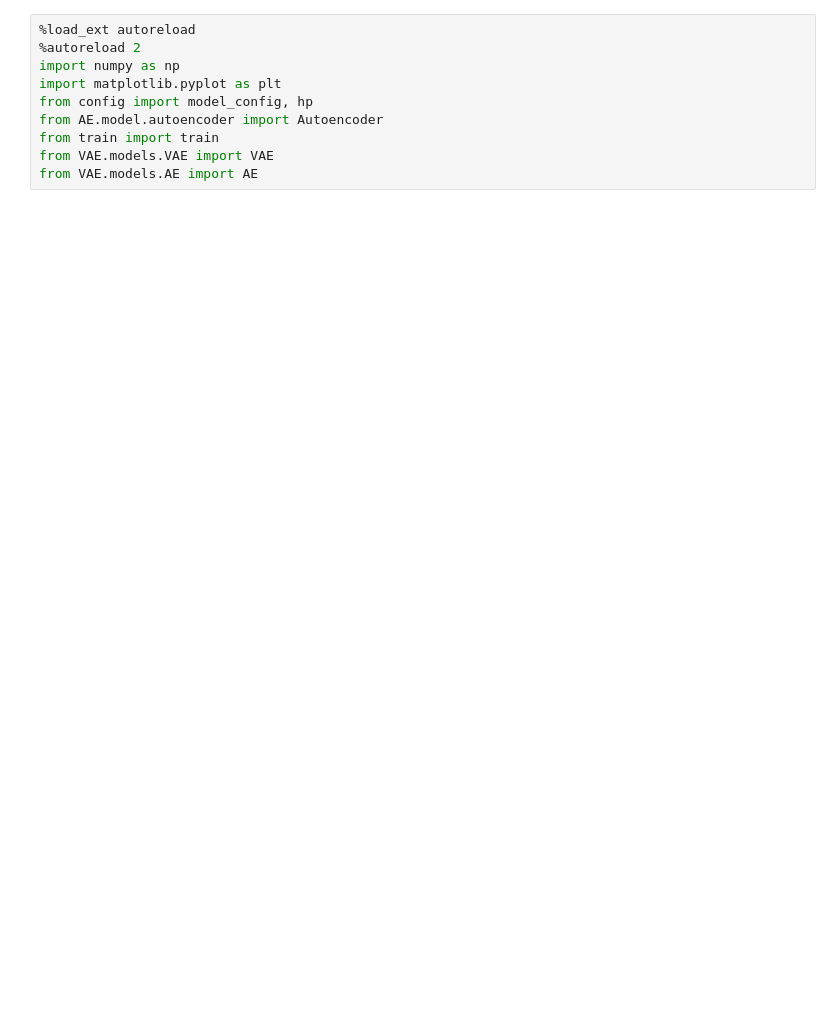
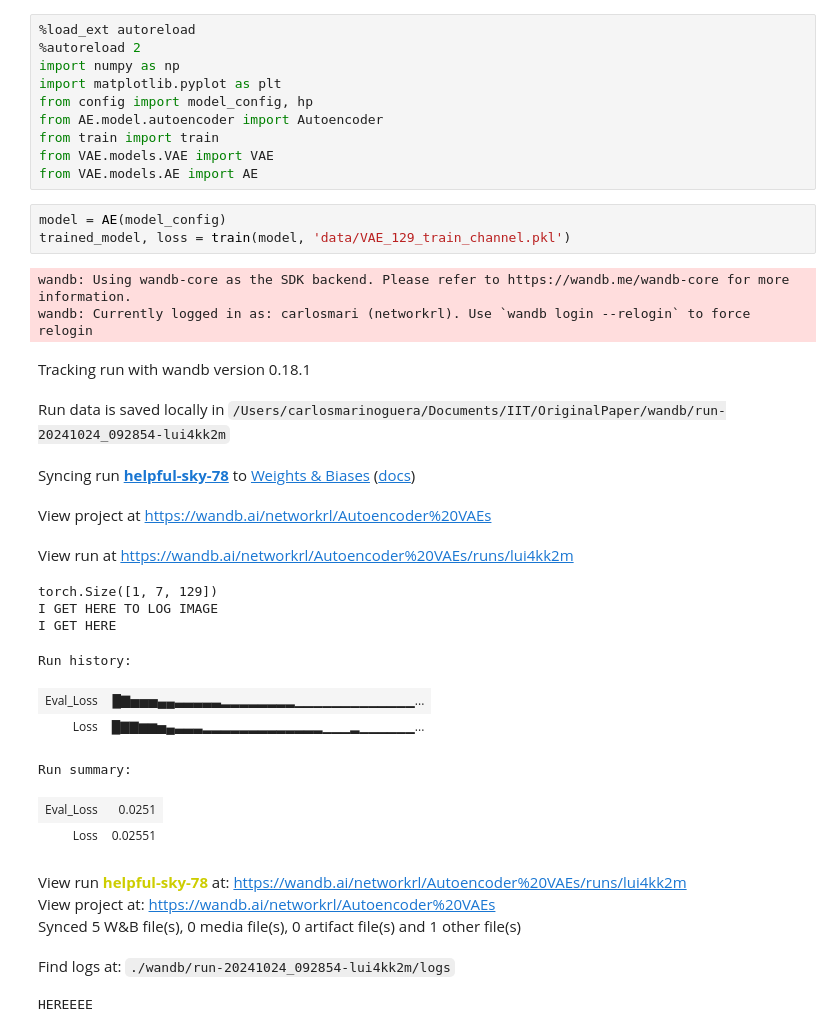
Before and after one commit to CarlosMari/TimeSeries, a Jupyter notebook: train.ipynb, the cells around one changed output. Saved outputs shown, nothing was run; the diff lists cells and outputs as text; blank space fills up the shorter version.

```diff
--- a/train.ipynb
+++ b/train.ipynb
@@ -8,4 +8,29 @@ from AE.model.autoencoder import Autoencoder
 from train import train
 from VAE.models.VAE import VAE
 from VAE.models.AE import AE
+# %%
+model = AE(model_config)
+trained_model, loss = train(model, 'data/VAE_129_train_channel.pkl')
+# %% [output]
+wandb: Using wandb-core as the SDK backend. Please refer to https://wandb.me/wandb-core for more information.
+wandb: Currently logged in as: carlosmari (networkrl). Use `wandb login --relogin` to force relogin
+Tracking run with wandb version 0.18.1
+Run data is saved locally in /Users/carlosmarinoguera/Documents/IIT/OriginalPaper/wandb/run-20241024_092854-lui4kk2m
+Syncing run helpful-sky-78 to Weights & Biases (docs)
+View project at https://wandb.ai/networkrl/Autoencoder%20VAEs
+View run at https://wandb.ai/networkrl/Autoencoder%20VAEs/runs/lui4kk2m
+torch.Size([1, 7, 129])
+I GET HERE TO LOG IMAGE
+I GET HERE
+Run history:
+| Eval_Loss | █▇▅▅▅▄▄▃▃▃▃▃▂▂▂▂▂▂▂▂▁▁▁▁▁▁▁▁▁▁▁▁▁... |
+| Loss | █▇▇▆▆▅▄▃▃▃▂▂▂▂▂▂▂▂▂▂▂▂▂▁▁▁▂▁▁▁▁▁▁... |
+Run summary:
+| Eval_Loss | 0.0251 |
+| Loss | 0.02551 |
+View run helpful-sky-78 at: https://wandb.ai/networkrl/Autoencoder%20VAEs/runs/lui4kk2m
+View project at: https://wandb.ai/networkrl/Autoencoder%20VAEs
+Synced 5 W&B file(s), 0 media file(s), 0 artifact file(s) and 1 other file(s)
+Find logs at: ./wandb/run-20241024_092854-lui4kk2m/logs
+HEREEEE
 # %%
```
Also changed, not shown: parts of 3 cells of this notebook, 2 other files.
